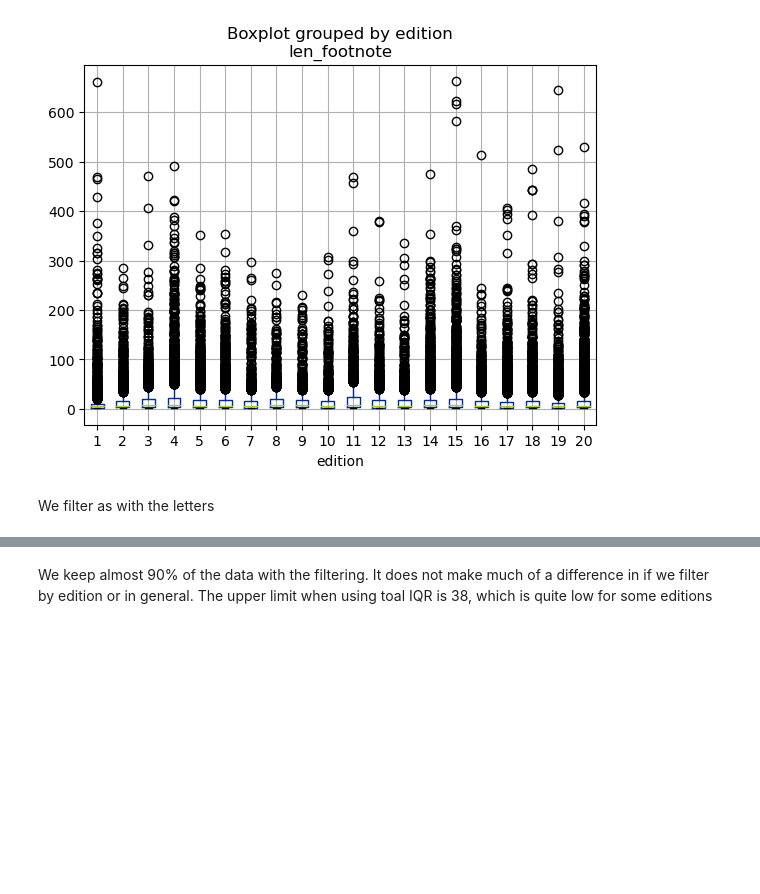
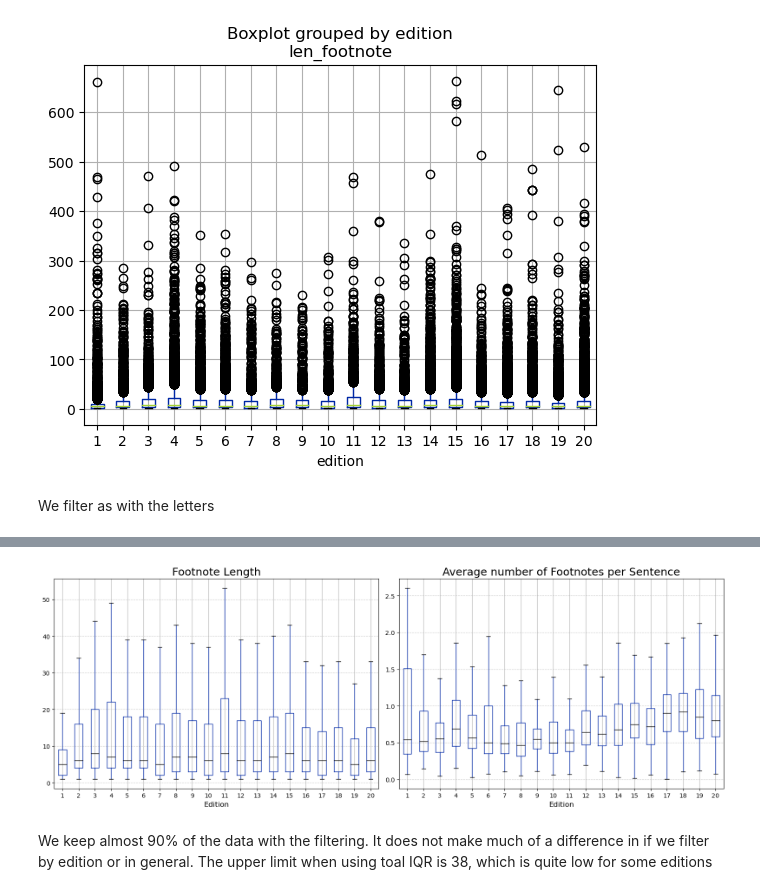
Before and after one commit to Boffl/BullingerDigitalLMFootnotes, a Jupyter notebook: data_analysis_and_preparation/prepare_data.ipynb, the cells around one changed output, grey strips where cells are left out. Cells and saved outputs as stored; diff of their text form; code cells hidden in the pictures; blank space fills up the shorter version.

```diff
--- a/data_analysis_and_preparation/prepare_data.ipynb
+++ b/data_analysis_and_preparation/prepare_data.ipynb
@@ -469,33 +270,3 @@ footnote_df.boxplot(column="len_footnote", by="edition")
 [figure]
 # %% [markdown]
 We filter as with the letters
-# %%
-
-# Create a figure and axis objects with custom figure size
-fig, ax = plt.subplots(figsize=(10, 6))
-
-# Customizing the appearance of the median line to be black
-medianprops = dict(color='black')
-
-# Create a boxplot for the 'len_footnote' column, grouped by 'edition'
-footnote_df.boxplot(column="len_footnote", by="edition", showfliers=False, ax=ax, medianprops=medianprops)
-
-
-# Set the title, xlabel, ylabel, and adjust grid
-fig.suptitle('')  # Main title
-ax.set_title('')  # Remove the default subtitle
-ax.set_xlabel('Edition')
-ax.set_ylabel('Footnote Length')
-
-# Custom grid
-ax.grid(True, axis="y", linestyle='--', alpha=0.6)
-ax.grid(True, axis="x", linestyle='', alpha=0.6)
-
-# Save the figure with the desired format and dpi
-# fig.savefig("../plots/footnote_length_by_edition.svg", dpi=300, bbox_inches='tight', format='svg')
-
-if True:  # save
-    plot_folder = os.path.abspath(r"/mnt/c/Users/nik_b/Documents/UZH/CL/Master_thesis_text/master-thesis/images/plots")
-    # plot_folder = "../plots"
-    plot_name = "fnLengthByEdition.pdf"
-    plt.savefig(os.path.join(plot_folder, plot_name), dpi=300, bbox_inches='tight',format='pdf')
@@ -504,3 +282,12 @@ if True:  # save
+# %%
+fig = plot_combined_footnote_and_sentence(footnote_df, letter_df)
+if True:  # save
+    plot_folder = os.path.abspath(r"/mnt/c/Users/nik_b/Documents/UZH/CL/Master_thesis_text/master-thesis/images/plots")
+    # plot_folder = "../plots"
+    plot_name = "fnDensityAndLengthByEdition.pdf"
+    plt.savefig(os.path.join(plot_folder, plot_name), dpi=300, bbox_inches='tight',format='pdf')
+# %% [output]
+[figure, added]
 # %% [markdown]
 We keep almost 90% of the data with the filtering. </br>
 It does not make much of a difference in if we filter by edition or in general.
```
Also changed, not shown: parts of 13 cells of this notebook.
